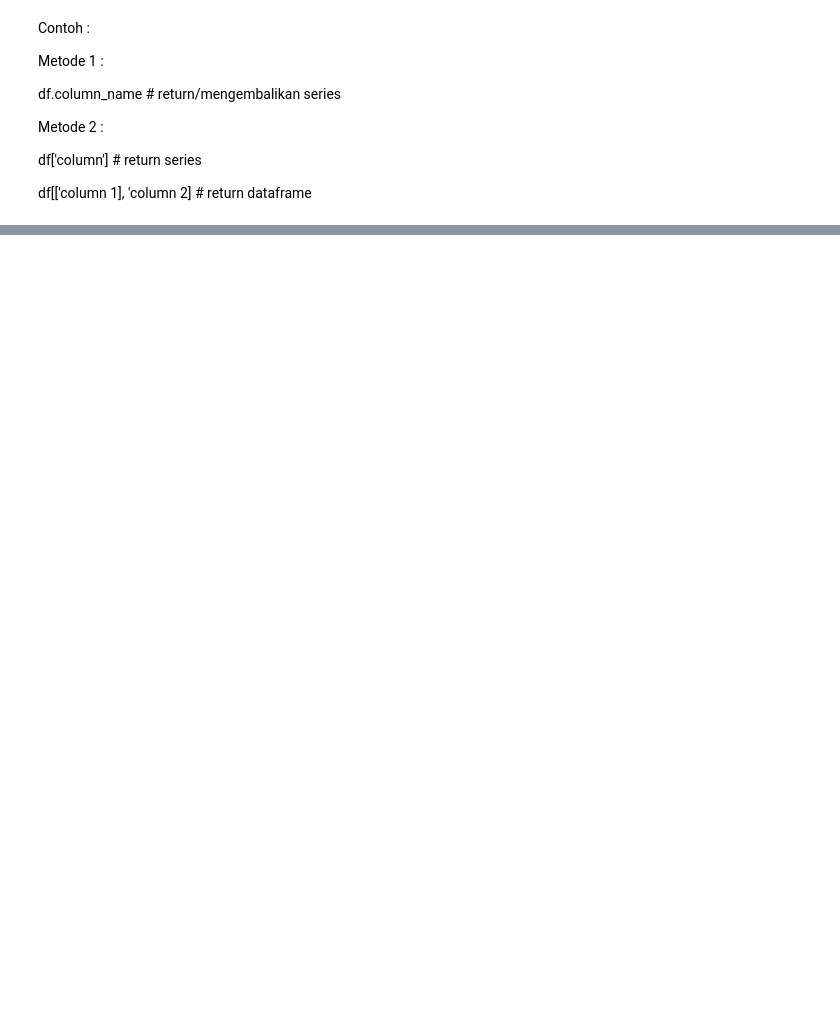
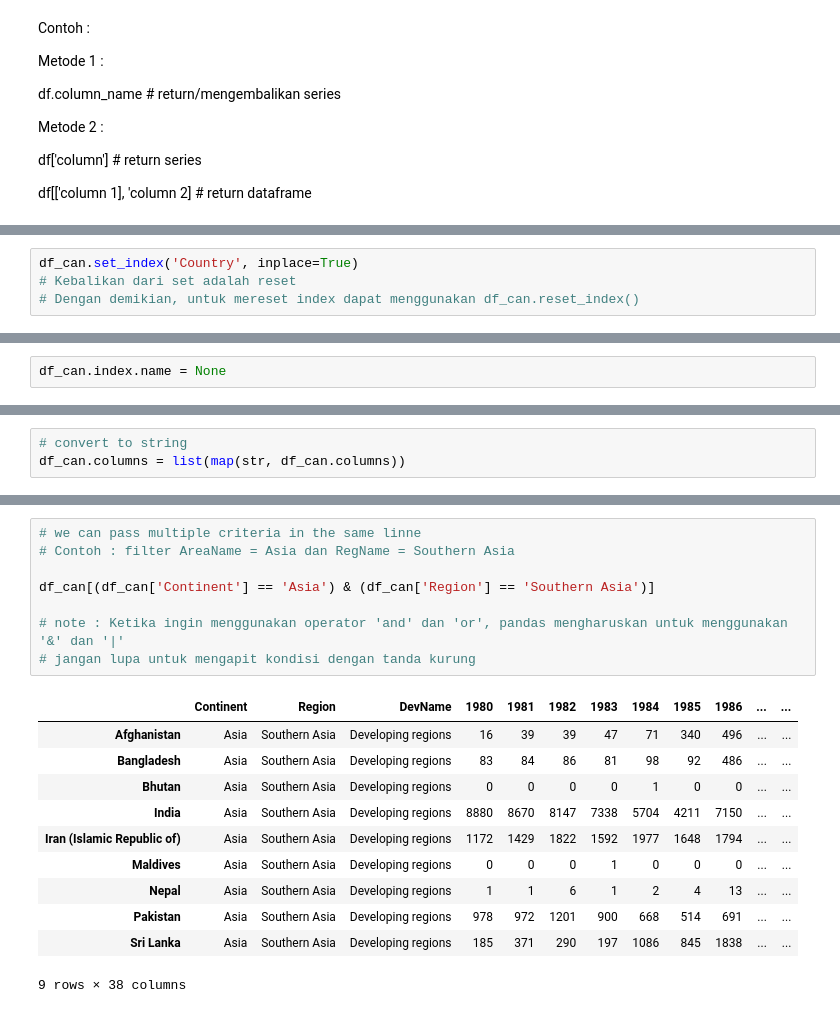
Before and after one commit to kireikharisma/H8_3, a Jupyter notebook: sesi7.ipynb, the cells around one changed output, grey strips where cells are left out. Cells and saved outputs as stored; diff of their text form; blank space fills up the shorter version.

```diff
--- a/sesi7.ipynb
+++ b/sesi7.ipynb
@@ -359,0 +363,4 @@ df_can[['Country', 1980, 1981, 1982, 1983, 1984, 1985]] # return dataframe
+# %%
+df_can.set_index('Country', inplace=True)
+# Kebalikan dari set adalah reset
+# Dengan demikian, untuk mereset index dapat menggunakan df_can.reset_index()
@@ -359,0 +378,2 @@ df_can[['Country', 1980, 1981, 1982, 1983, 1984, 1985]] # return dataframe
+# %%
+df_can.index.name = None
@@ -359,0 +532,3 @@ df_can[['Country', 1980, 1981, 1982, 1983, 1984, 1985]] # return dataframe
+# %%
+# convert to string
+df_can.columns = list(map(str, df_can.columns))
@@ -359,0 +577,20 @@ df_can[['Country', 1980, 1981, 1982, 1983, 1984, 1985]] # return dataframe
+# %%
+# we can pass multiple criteria in the same linne
+# Contoh : filter AreaName = Asia dan RegName = Southern Asia
+
+df_can[(df_can['Continent'] == 'Asia') & (df_can['Region'] == 'Southern Asia')]
+
+# note : Ketika ingin menggunakan operator 'and' dan 'or', pandas mengharuskan untuk menggunakan '&' dan '|'
+# jangan lupa untuk mengapit kondisi dengan tanda kurung
+# %% [output]
+|  | Continent | Region | DevName | 1980 | 1981 | 1982 | 1983 | 1984 | 1985 | 1986 | ... | ... |
+| Afghanistan | Asia | Southern Asia | Developing regions | 16 | 39 | 39 | 47 | 71 | 340 | 496 | ... | ... |
+| Bangladesh | Asia | Southern Asia | Developing regions | 83 | 84 | 86 | 81 | 98 | 92 | 486 | ... | ... |
+| Bhutan | Asia | Southern Asia | Developing regions | 0 | 0 | 0 | 0 | 1 | 0 | 0 | ... | ... |
+| India | Asia | Southern Asia | Developing regions | 8880 | 8670 | 8147 | 7338 | 5704 | 4211 | 7150 | ... | ... |
+| Iran (Islamic Republic of) | Asia | Southern Asia | Developing regions | 1172 | 1429 | 1822 | 1592 | 1977 | 1648 | 1794 | ... | ... |
+| Maldives | Asia | Southern Asia | Developing regions | 0 | 0 | 0 | 1 | 0 | 0 | 0 | ... | ... |
+| Nepal | Asia | Southern Asia | Developing regions | 1 | 1 | 6 | 1 | 2 | 4 | 13 | ... | ... |
+| Pakistan | Asia | Southern Asia | Developing regions | 978 | 972 | 1201 | 900 | 668 | 514 | 691 | ... | ... |
+| Sri Lanka | Asia | Southern Asia | Developing regions | 185 | 371 | 290 | 197 | 1086 | 845 | 1838 | ... | ... |
+9 rows × 38 columns
```
Also changed, not shown: parts of 34 cells of this notebook.
